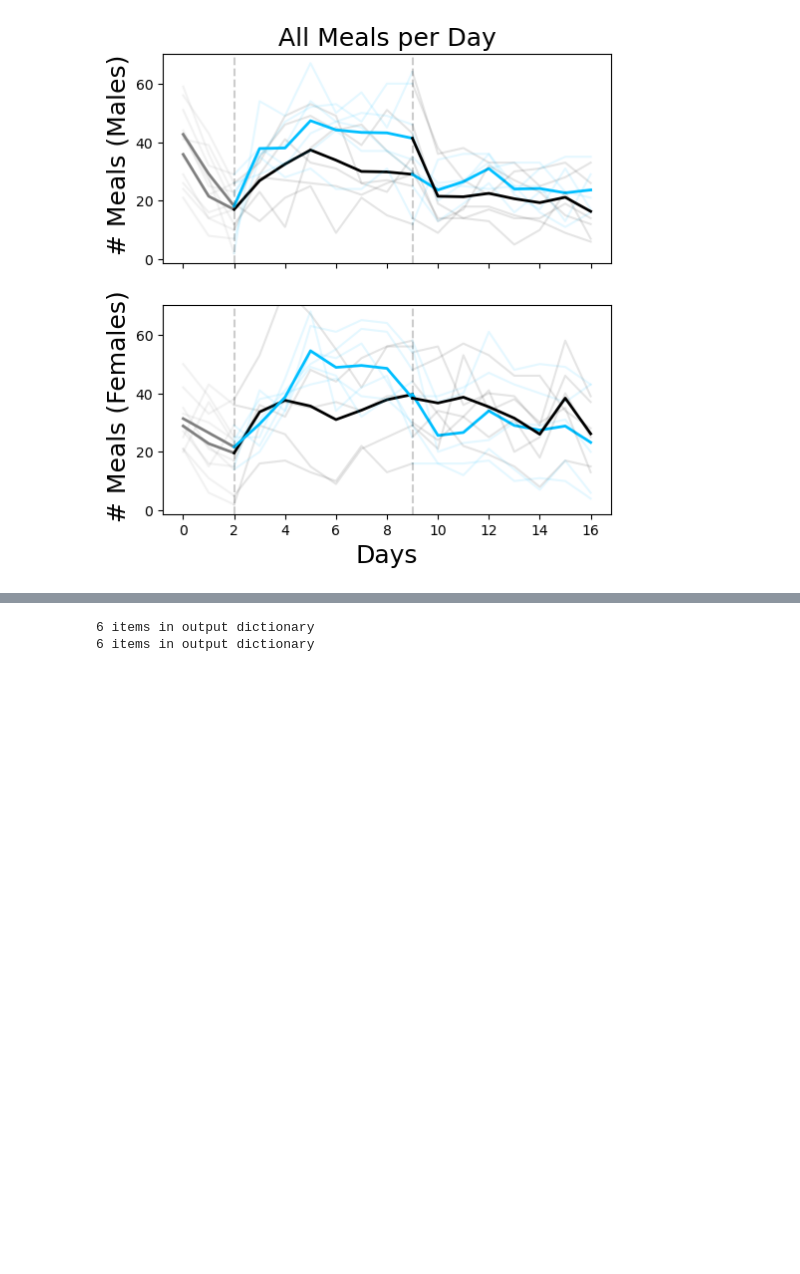
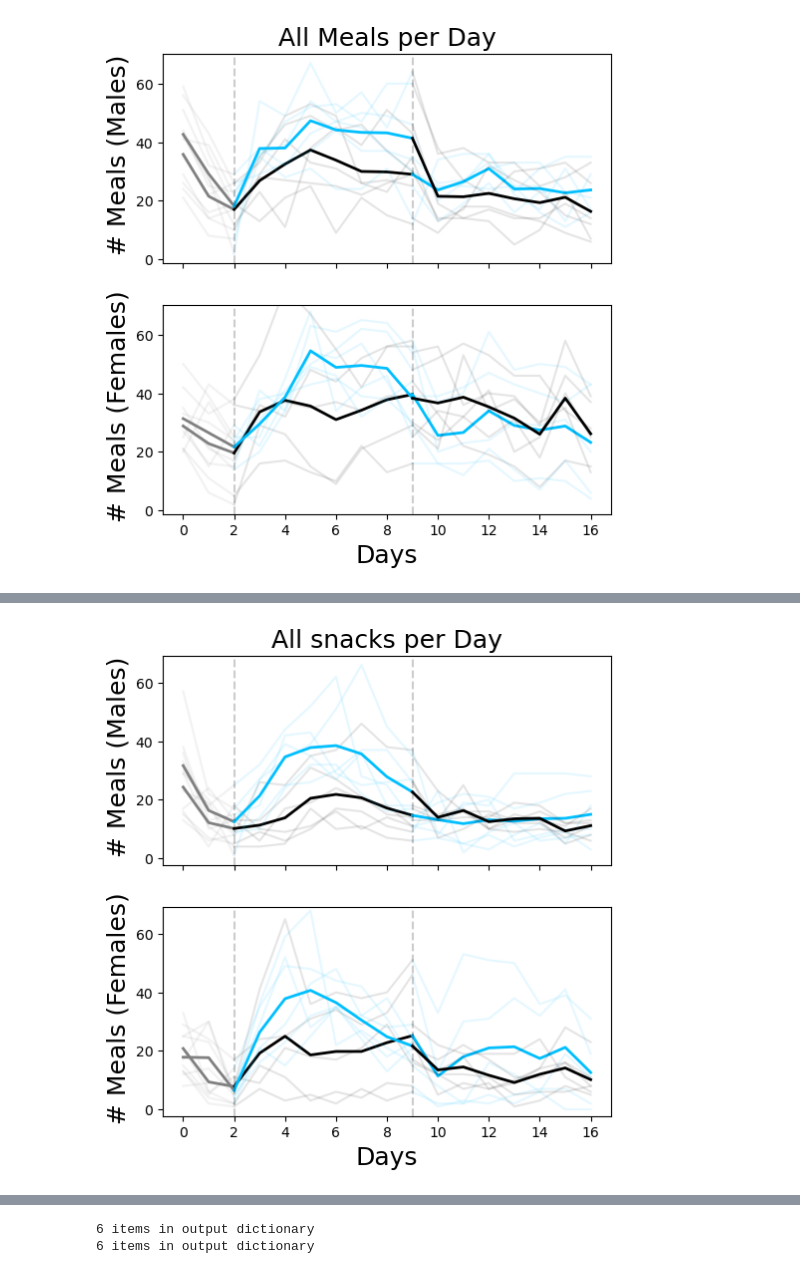
Before and after one commit to Htbibalan/FEDProtein, a Jupyter notebook: notebooks/FEDPROTEIN_NEW_MEAL_PLOTTING_UPDATE_V1.ipynb, the cells around one changed output, grey strips where cells are left out. Cells and saved outputs as stored; diff of their text form; code cells hidden in the pictures; blank space fills up the shorter version.

```diff
--- a/notebooks/FEDPROTEIN_NEW_MEAL_PLOTTING_UPDATE_V1.ipynb
+++ b/notebooks/FEDPROTEIN_NEW_MEAL_PLOTTING_UPDATE_V1.ipynb
@@ -450,3 +532,88 @@ figfolder = r"..//plots/NEW_MEAL_PLOTS//"
 5 items in output dictionary
 6 items in output dictionary
 [figure]
+# %%
+import matplotlib.pyplot as plt
+import numpy as np
+
+# Function to plot individual timelines
+def timeline_fig(data, ax=[], ylabel="", **kwargs):
+    if ax == []:
+        f, ax = plt.subplots()  # Create a new figure and axis if none are provided
+
+    for trace in data:
+        ax.plot(trace, color="grey", alpha=0.3)  # Plot individual traces with transparency
+    ax.plot(np.mean(data, axis=0), linewidth=2)  # Plot the mean line
+
+    ax.set_ylabel(ylabel)
+    ax.axvline(2, linestyle="--", color="k")  # Add vertical reference lines
+    ax.axvline(9, linestyle="--", color="k")
+
+    return ax
+
+# Function to plot multicolored timeline with split phases (PR/NR)
+def timeline_multicolor_fig(data, ax=[], ylabel="", colors=[], day_split=[2, 9], max_days=17, **kwargs):
+    if ax == []:
+        f, ax = plt.subplots()  # Create a new figure and axis if none are provided
+
+    for group in data:
+        for trace in group:
+            trace = trace[:max_days]  # Ensure the trace is within the max_days range
+            ax.plot(range(0, 3), trace[:3], color="grey", alpha=0.1)  # Plot the grey phase
+            ax.plot(range(2, 10), trace[2:10], color=colors[0], alpha=0.1)  # First phase in color
+            ax.plot(range(9, len(trace)), trace[9:], color=colors[1], alpha=0.1)  # Second phase in color
+
+        # Plot the mean values
+        mean = np.mean(group, axis=0)[:max_days]
+        ax.plot(range(0, 3), mean[:3], color="grey", linewidth=2)  # Grey phase mean
+        ax.plot(range(2, 10), mean[2:10], color=colors[0], linewidth=2)  # First phase mean
+        ax.plot(range(9, len(mean)), mean[9:], color=colors[1], linewidth=2)  # Second phase mean
+
+        colors.reverse()  # Alternate color for next group
+
+    ax.set_ylabel(ylabel, fontsize=18)
+    ax.axvline(2, linestyle="--", color="k", alpha=0.2)  # Add phase split lines
+    ax.axvline(9, linestyle="--", color="k", alpha=0.2)
+
+    ax.spines["top"].set_visible(True)
+    ax.spines["right"].set_visible(True)
+
+    return ax
+
+# Selectors for grouping mice data
+nrpr_male_selector = {"order": 1, "sex": "M"}
+prnr_male_selector = {"order": 2, "sex": "M"}
+nrpr_female_selector = {"order": 1, "sex": "F"}
+prnr_female_selector = {"order": 2, "sex": "F"}
+
+# Get data for mega meals per day
+nrpr_m_mega_meals = get_data_fields(mice, ["all_snacks_per_day"], nrpr_male_selector)
+prnr_m_mega_meals = get_data_fields(mice, ["all_snacks_per_day"], prnr_male_selector)
+nrpr_f_mega_meals = get_data_fields(mice, ["all_snacks_per_day"], nrpr_female_selector)
+prnr_f_mega_meals = get_data_fields(mice, ["all_snacks_per_day"], prnr_female_selector)
+
+# Plot the mega meals per day trend using a similar layout to your pellet intake plot
+f, ax = plt.subplots(nrows=2, sharex=True, figsize=(6, 6), gridspec_kw={"left": 0.15})
+
+# Plot for males
+timeline_multicolor_fig([nrpr_m_mega_meals, prnr_m_mega_meals], colors=["black", "deepskyblue"], ylabel=" # Meals (Males)", ax=ax[0])
+
+# Plot for females
+timeline_multicolor_fig([nrpr_f_mega_meals, prnr_f_mega_meals], colors=["black", "deepskyblue"], ylabel=" # Meals (Females)", ax=ax[1])
+
+# Set common X-axis label
+ax[1].set_xlabel("Days", fontsize=18)
+
+# Set a common Y-axis limit for better comparison
+ax[1].set_ylim(ax[0].get_ylim())
+
+# Add title for the overall figure
+ax[0].set_title("All snacks per Day", fontsize=18)
+
+# Show the plot
+plt.show()
+
+# Save the figure if needed
+figfolder = r"..//plots/NEW_MEAL_PLOTS//"
+# f.savefig(figfolder + "timeline_mega_meals_per_day.pdf")
+# %% [output]
@@ -452,0 +624 @@ figfolder = r"..//plots/NEW_MEAL_PLOTS//"
+[figure, added]
```
Also changed, not shown: parts of 8 cells of this notebook, 2 other files.
